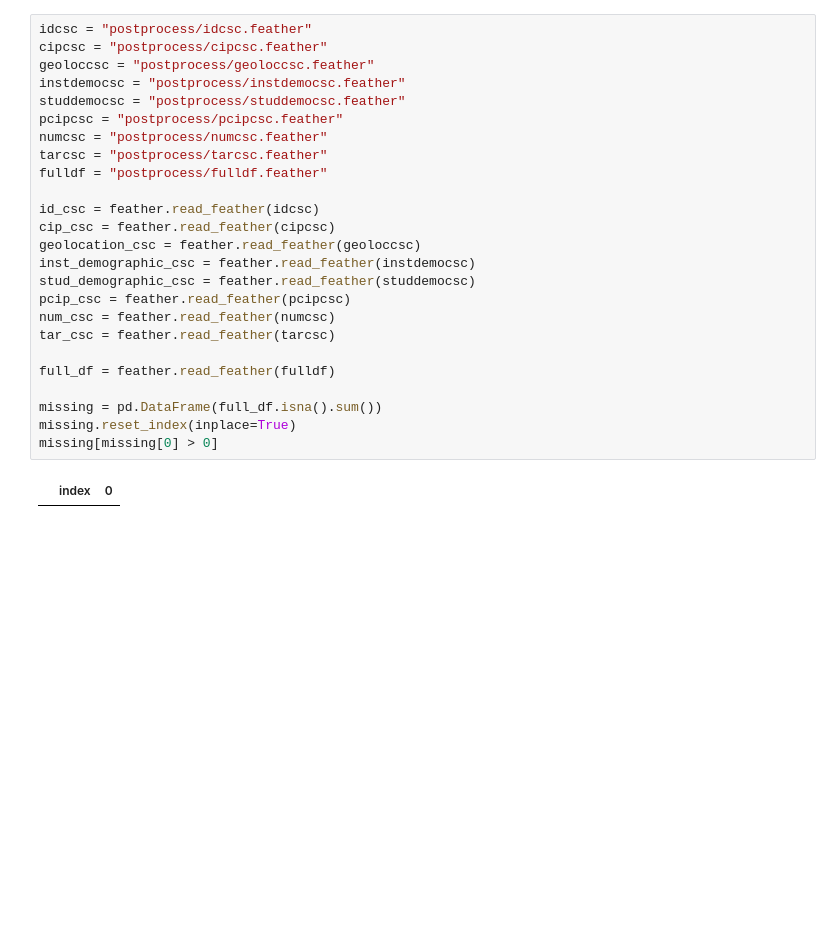
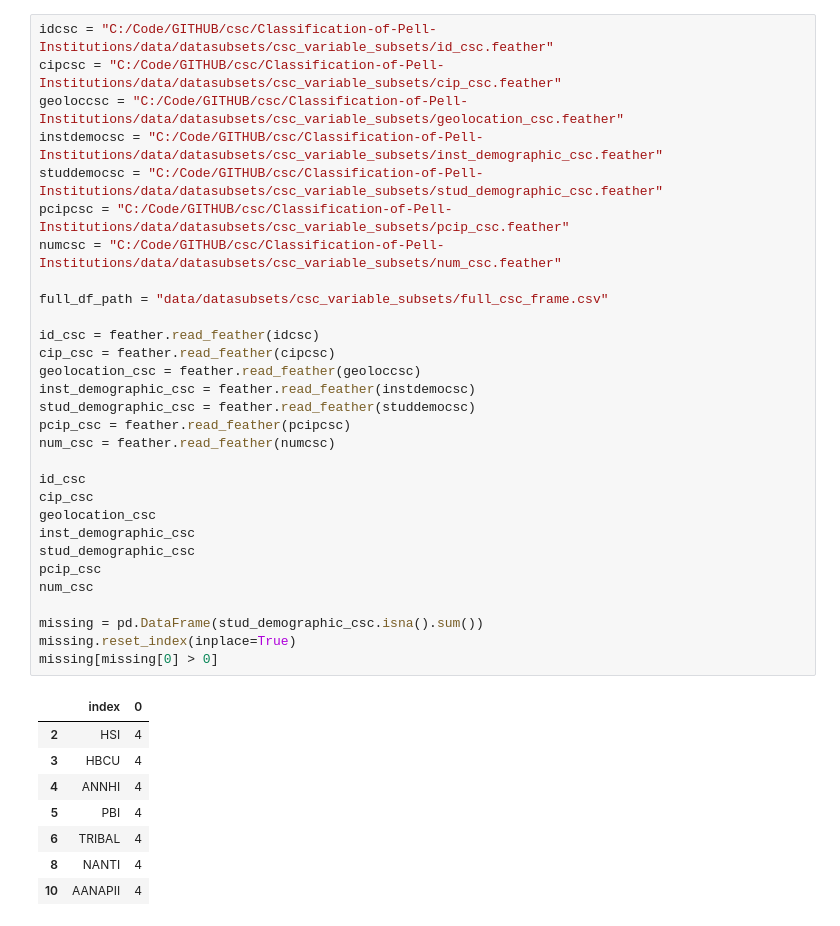
Before and after one commit to njones738/Classification-of-Pell-Institutions, a Jupyter notebook: scripts/PCA.ipynb, the cells around one changed output. Saved outputs shown, nothing was run; the diff lists cells and outputs as text; blank space fills up the shorter version.

```diff
--- a/scripts/PCA.ipynb
+++ b/scripts/PCA.ipynb
@@ -35,29 +51,41 @@ import numpy as np
 # %%
-idcsc = "postprocess/idcsc.feather"
-cipcsc = "postprocess/cipcsc.feather"
-geoloccsc = "postprocess/geoloccsc.feather"
-instdemocsc = "postprocess/instdemocsc.feather"
-studdemocsc = "postprocess/studdemocsc.feather"
-pcipcsc = "postprocess/pcipcsc.feather"
-numcsc = "postprocess/numcsc.feather"
-tarcsc = "postprocess/tarcsc.feather"
-fulldf = "postprocess/fulldf.feather"
+idcsc = "C:/Code/GITHUB/csc/Classification-of-Pell-Institutions/data/datasubsets/csc_variable_subsets/id_csc.feather"
+cipcsc = "C:/Code/GITHUB/csc/Classification-of-Pell-Institutions/data/datasubsets/csc_variable_subsets/cip_csc.feather"
+geoloccsc = "C:/Code/GITHUB/csc/Classification-of-Pell-Institutions/data/datasubsets/csc_variable_subsets/geolocation_csc.feather"
+instdemocsc = "C:/Code/GITHUB/csc/Classification-of-Pell-Institutions/data/datasubsets/csc_variable_subsets/inst_demographic_csc.feather"
+studdemocsc = "C:/Code/GITHUB/csc/Classification-of-Pell-Institutions/data/datasubsets/csc_variable_subsets/stud_demographic_csc.feather"
+pcipcsc = "C:/Code/GITHUB/csc/Classification-of-Pell-Institutions/data/datasubsets/csc_variable_subsets/pcip_csc.feather"
+numcsc = "C:/Code/GITHUB/csc/Classification-of-Pell-Institutions/data/datasubsets/csc_variable_subsets/num_csc.feather"
+
+full_df_path = "data/datasubsets/csc_variable_subsets/full_csc_frame.csv"
 
 id_csc = feather.read_feather(idcsc)
 cip_csc = feather.read_feather(cipcsc)
 geolocation_csc = feather.read_feather(geoloccsc)
 inst_demographic_csc = feather.read_feather(instdemocsc)
 stud_demographic_csc = feather.read_feather(studdemocsc)
 pcip_csc = feather.read_feather(pcipcsc)
 num_csc = feather.read_feather(numcsc)
-tar_csc = feather.read_feather(tarcsc)
 
-full_df = feather.read_feather(fulldf)
+id_csc
+cip_csc
+geolocation_csc
+inst_demographic_csc
+stud_demographic_csc
+pcip_csc
+num_csc
 
-missing = pd.DataFrame(full_df.isna().sum())
+missing = pd.DataFrame(stud_demographic_csc.isna().sum())
 missing.reset_index(inplace=True)
 missing[missing[0] > 0]
 # %% [output]
 |  | index | 0 |
+| 2 | HSI | 4 |
+| 3 | HBCU | 4 |
+| 4 | ANNHI | 4 |
+| 5 | PBI | 4 |
+| 6 | TRIBAL | 4 |
+| 8 | NANTI | 4 |
+| 10 | AANAPII | 4 |
 # %%
 # %% [output]
```
Also changed, not shown: parts of 8 cells of this notebook, 6 other files.
